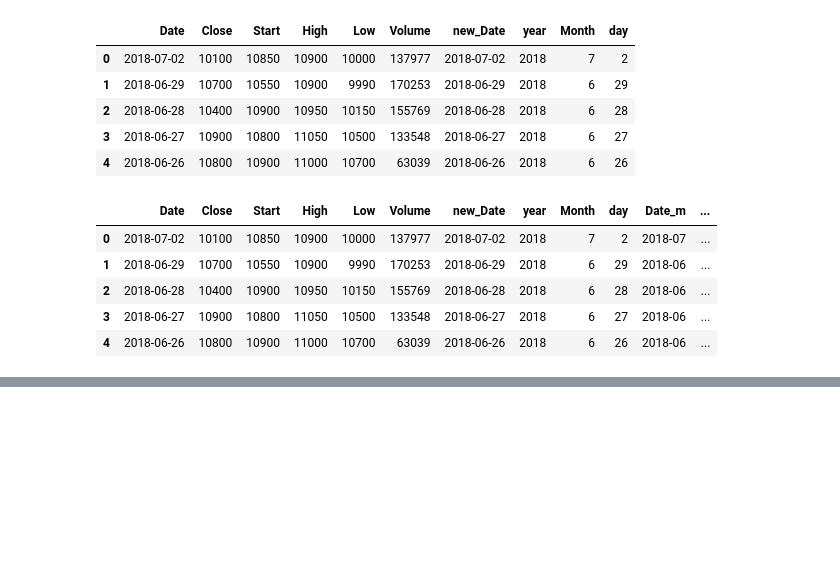
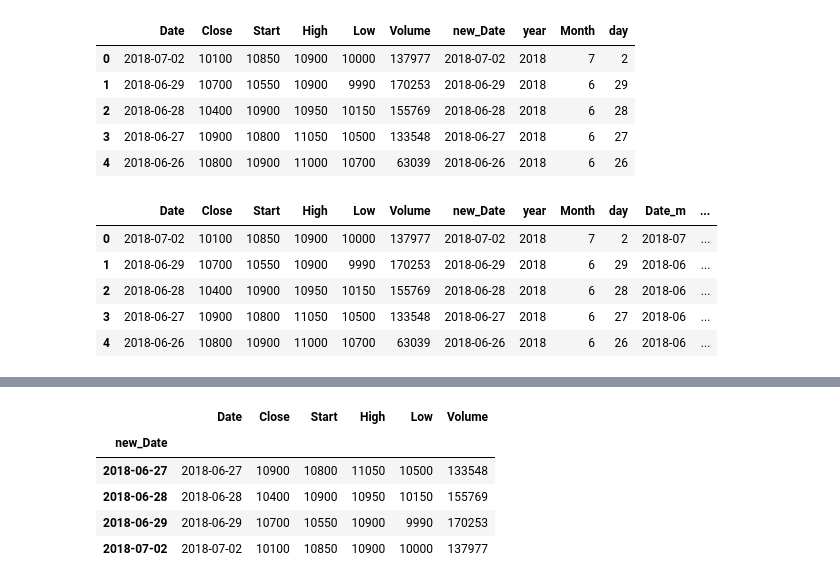
Before and after one commit to SEOWOOSANG/18_data_analytics, a Jupyter notebook: 06_시계열데이터.ipynb, the cells around one changed output, grey strips where cells are left out. Cells and saved outputs as stored; diff of their text form; code cells hidden in the pictures; blank space fills up the shorter version.

```diff
--- a/06_시계열데이터.ipynb
+++ b/06_시계열데이터.ipynb
@@ -208,0 +287,9 @@ df.head()
+# %%
+df.loc[pd.Timestamp(2018, 6, 27):pd.Timestamp(2018, 7, 2)]
+# %% [output]
+|  | Date | Close | Start | High | Low | Volume |
+| new_Date |  |  |  |  |  |  |
+| 2018-06-27 | 2018-06-27 | 10900 | 10800 | 11050 | 10500 | 133548 |
+| 2018-06-28 | 2018-06-28 | 10400 | 10900 | 10950 | 10150 | 155769 |
+| 2018-06-29 | 2018-06-29 | 10700 | 10550 | 10900 | 9990 | 170253 |
+| 2018-07-02 | 2018-07-02 | 10100 | 10850 | 10900 | 10000 | 137977 |
```
Also changed, not shown: parts of 10 cells of this notebook.
